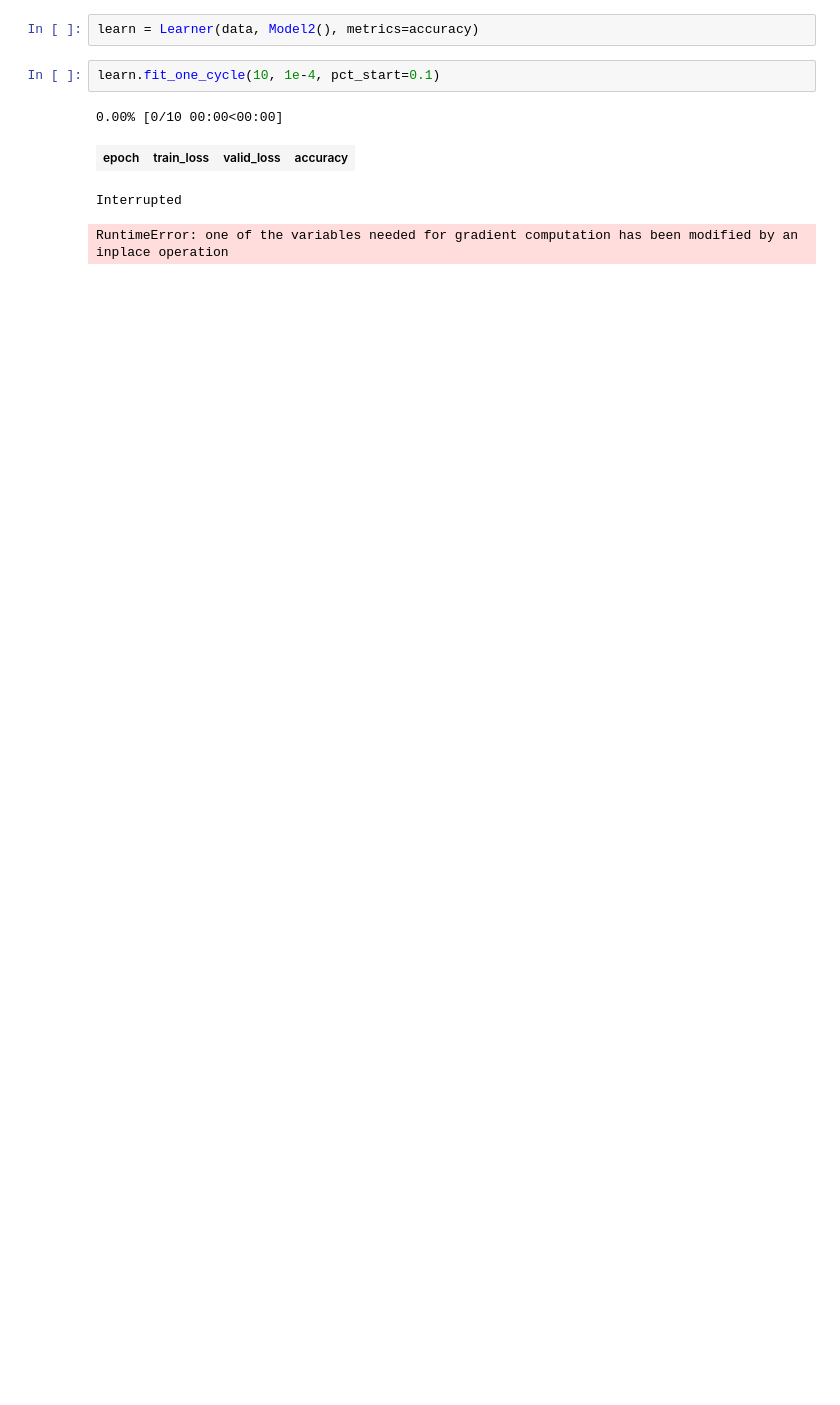
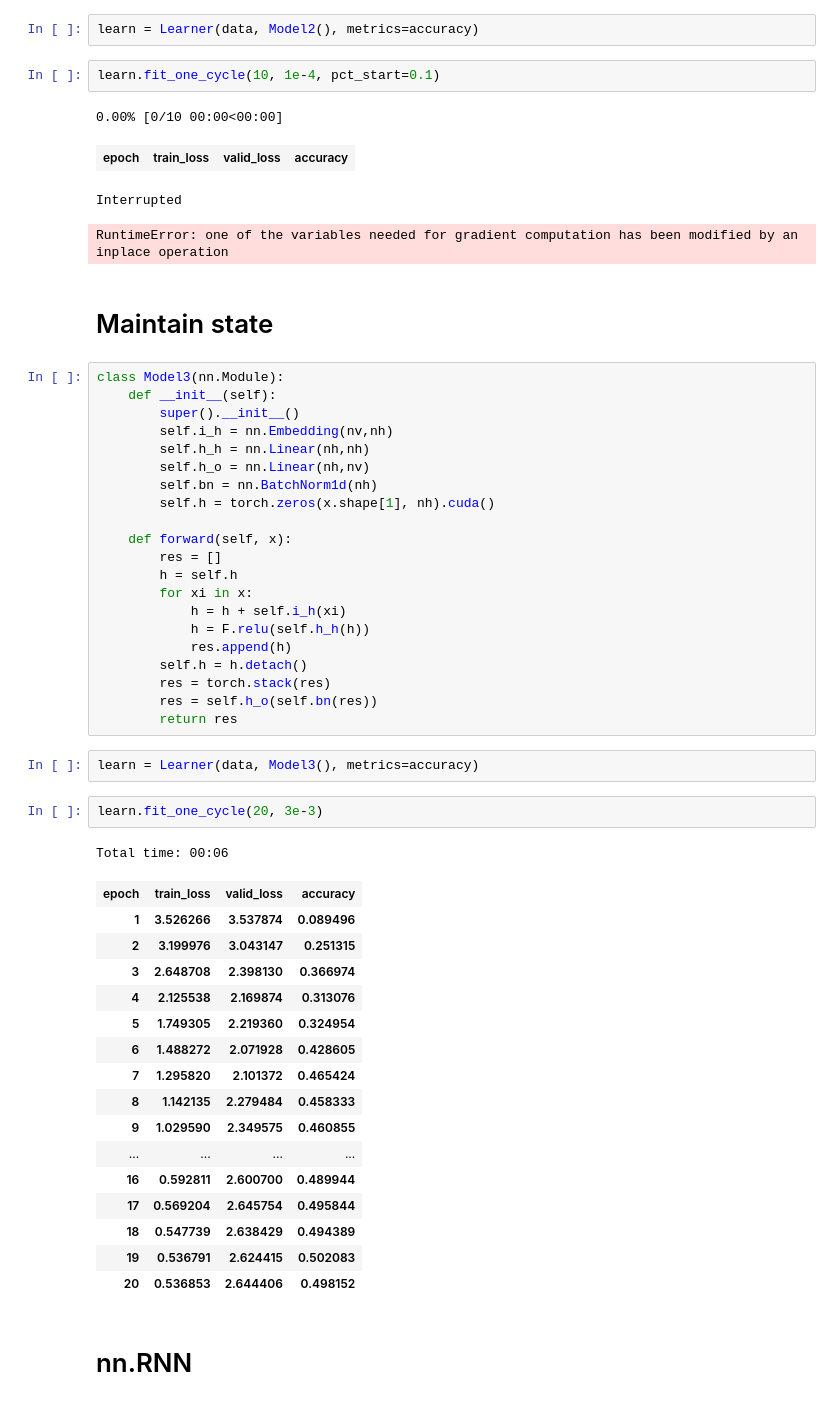
Before and after one commit to Data-drone/fast_ai_homework, a Jupyter notebook: week_7_human_numbers.ipynb, the cells around one changed output. Cells and saved outputs as stored; diff of their text form; blank space fills up the shorter version.

Commit message:
added rest of week 7 human numbers but cldnt resolve issue with model2

```diff
--- a/week_7_human_numbers.ipynb
+++ b/week_7_human_numbers.ipynb
@@ -238,3 +238,50 @@ learn.fit_one_cycle(10, 1e-4, pct_start=0.1)
 | epoch | train_loss | valid_loss | accuracy |
 Interrupted
 RuntimeError: one of the variables needed for gradient computation has been modified by an inplace operation
+# %% [markdown]
+# Maintain state
+# %%
+class Model3(nn.Module):
+    def __init__(self):
+        super().__init__()
+        self.i_h = nn.Embedding(nv,nh)
+        self.h_h = nn.Linear(nh,nh)
+        self.h_o = nn.Linear(nh,nv)
+        self.bn = nn.BatchNorm1d(nh)
+        self.h = torch.zeros(x.shape[1], nh).cuda()
+
+    def forward(self, x):
+        res = []
+        h = self.h
+        for xi in x:
+            h = h + self.i_h(xi)
+            h = F.relu(self.h_h(h))
+            res.append(h)
+        self.h = h.detach()
+        res = torch.stack(res)
+        res = self.h_o(self.bn(res))
+        return res
+# %%
+learn = Learner(data, Model3(), metrics=accuracy)
+# %%
+learn.fit_one_cycle(20, 3e-3)
+# %% [output]
+Total time: 00:06
+| epoch | train_loss | valid_loss | accuracy |
+| 1 | 3.526266 | 3.537874 | 0.089496 |
+| 2 | 3.199976 | 3.043147 | 0.251315 |
+| 3 | 2.648708 | 2.398130 | 0.366974 |
+| 4 | 2.125538 | 2.169874 | 0.313076 |
+| 5 | 1.749305 | 2.219360 | 0.324954 |
+| 6 | 1.488272 | 2.071928 | 0.428605 |
+| 7 | 1.295820 | 2.101372 | 0.465424 |
+| 8 | 1.142135 | 2.279484 | 0.458333 |
+| 9 | 1.029590 | 2.349575 | 0.460855 |
+| ... | ... | ... | ... |
+| 16 | 0.592811 | 2.600700 | 0.489944 |
+| 17 | 0.569204 | 2.645754 | 0.495844 |
+| 18 | 0.547739 | 2.638429 | 0.494389 |
+| 19 | 0.536791 | 2.624415 | 0.502083 |
+| 20 | 0.536853 | 2.644406 | 0.498152 |
+# %% [markdown]
+# nn.RNN
```
Also changed, not shown: parts of 13 cells of this notebook.
